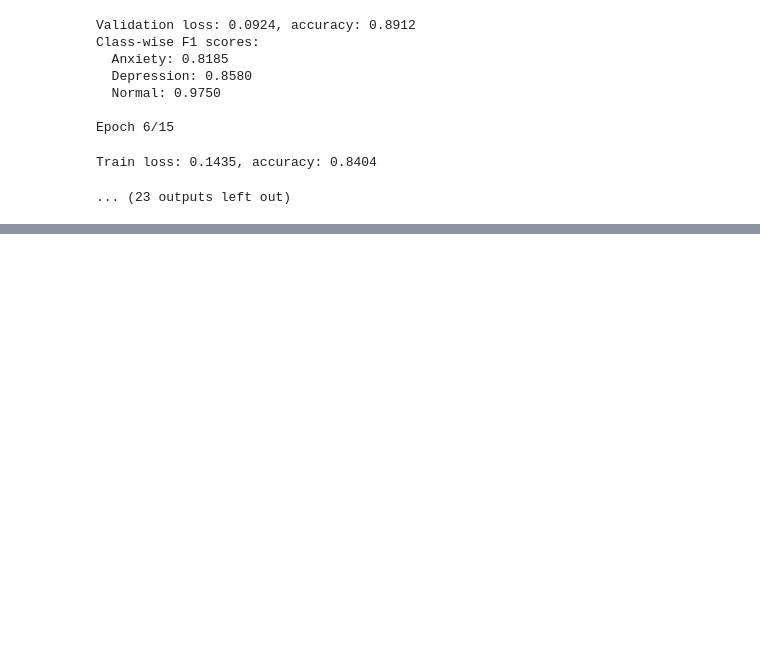
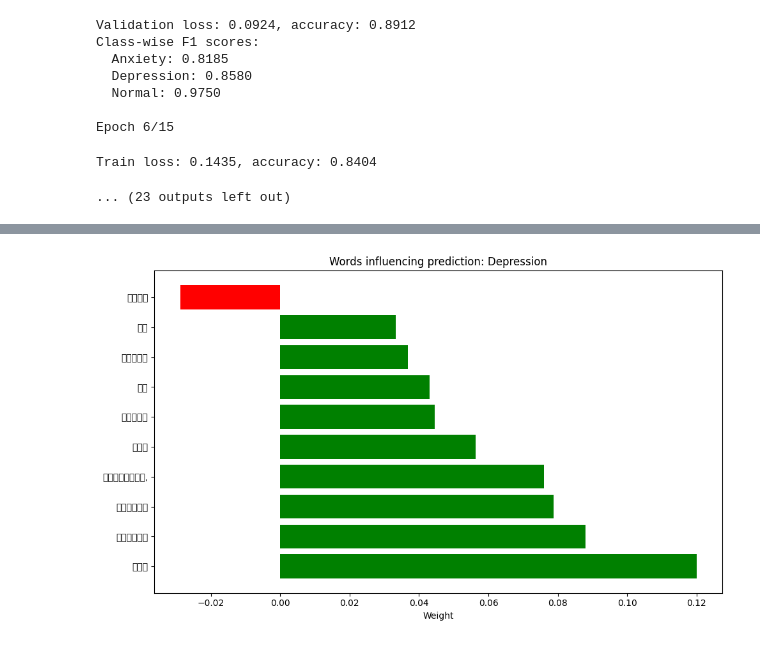
Before and after one commit to TharaniJDissanayake/sinhala-mental-health-detection-irp, a Jupyter notebook: Models/xlmroberta.ipynb, the cells around one changed output, grey strips where cells are left out. Saved outputs shown, nothing was run; the diff lists cells and outputs as text; code cells hidden in the pictures; blank space fills up the shorter version.

Commit message:
Modified the xlmroberta code

```diff
--- a/Models/xlmroberta.ipynb
+++ b/Models/xlmroberta.ipynb
@@ -1012,21 +1010,11 @@ NameError: name 'results' is not defined
 # %%
-# First make sure your model is loaded
-# If you've just finished training, you can use the model directly from results
+# Use the model directly from results
 model = results['model']
 tokenizer = results['tokenizer']
 label_encoder = results['label_encoder']
 
-# If you're loading a previously saved model:
-# model_dir = "./improved_xlm_roberta_model"
-# tokenizer = XLMRobertaTokenizer.from_pretrained(model_dir)
-# model = ImprovedXLMRobertaAdapter(...)
-# model.load_state_dict(torch.load(f"{model_dir}/model.pt"))
-# with open(f"{model_dir}/label_encoder.pkl", 'rb') as f:
-#     label_encoder = pickle.load(f)
-
-# Example Sinhala text for prediction (replace with your own text)
+# Example Sinhala text for prediction
 text = "මම දවස් ගානක් තිස්සේ ඇඳෙන් නැගිටින්න තරම් ශක්තියක් නැතුව හිටියා. කිසිම දෙයක කරන්න උනන්දුවක් නැහැ, හැමදාම මට දුක හිතෙනවා. රාත්‍රියට නින්ද යන්නෙත් නැහැ, ආහාර රුචිය නැතිවෙලා, මගේ ජීවිතේ අරමුණක් නැති බවක් දැනෙනවා"
-
 
 # Get prediction
 prediction = predict_mental_health(text, tokenizer, model, label_encoder, device)
@@ -1037,6 +1025,77 @@ print(f"Confidence: {prediction['confidence']:.4f}")
 print("\nClass probabilities:")
 for class_name, prob in prediction['probabilities'].items():
     print(f"  {class_name}: {prob:.4f}")
+
+# Add LIME explanation
+from lime.lime_text import LimeTextExplainer
+
+# Create a prediction function for LIME
+def predict_fn_for_lime(texts):
+    """Wrapper function for model prediction that LIME can use"""
+    batch_probs = []
+
+    for t in texts:
+        # Preprocess if needed (you can use preprocess_sinhala_text)
+        processed_text = preprocess_sinhala_text(t) if 'preprocess_sinhala_text' in globals() else t
+
+        # Tokenize
+        encoding = tokenizer(
+            processed_text,
+            add_special_tokens=True,
+            max_length=128,
+            padding='max_length',
+            truncation=True,
+            return_tensors='pt'
+        ).to(device)
+
+        # Get prediction
+        model.eval()
+        with torch.no_grad():
+            logits = model(input_ids=encoding['input_ids'], attention_mask=encoding['attention_mask'])
+            probs = torch.softmax(logits, dim=1).cpu().numpy()[0]
+
+        batch_probs.append(probs)
+
+    return np.array(batch_probs)
+
+# Create explainer
+explainer = LimeTextExplainer(class_names=label_encoder.classes_, split_expression=r"\s+")
+
+# Generate explanation
+print("\nGenerating LIME explanation...")
+exp = explainer.explain_instance(
+    text,
+    predict_fn_for_lime,
+    num_features=10,
+    num_samples=300
+)
+
+# Get the predicted class index
+pred_class_idx = list(label_encoder.classes_).index(prediction['class'])
+
+# Print explanation
+print(f"\nTop words influencing prediction of '{prediction['class']}':")
+explanation = exp.as_list(label=pred_class_idx)
+for word, weight in explanation:
+    direction = "Positive" if weight > 0 else "Negative"
+    print(f"  {word}: {weight:.4f} ({direction})")
+
+# Visualize with matplotlib
+plt.figure(figsize=(10, 6))
+words, weights = zip(*explanation)
+colors = ['green' if w > 0 else 'red' for w in weights]
+plt.barh(words, weights, color=colors)
+plt.title(f'Words influencing prediction: {prediction["class"]}')
+plt.xlabel('Weight')
+plt.tight_layout()
+plt.show()
+
+# You can also display an HTML visualization (in Jupyter)
+try:
+    from IPython.display import HTML, display
+    display(HTML(exp.as_html()))
+except ImportError:
+    print("\nHTML display not available. Run in Jupyter notebook for visualization.")
 # %% [output]
 Predicted class: Depression
 Confidence: 0.9450
@@ -1047,0 +1117 @@ Class probabilities:
+[figure, added]
```
Also changed, not shown: parts of 3 cells of this notebook, 3 other files.
